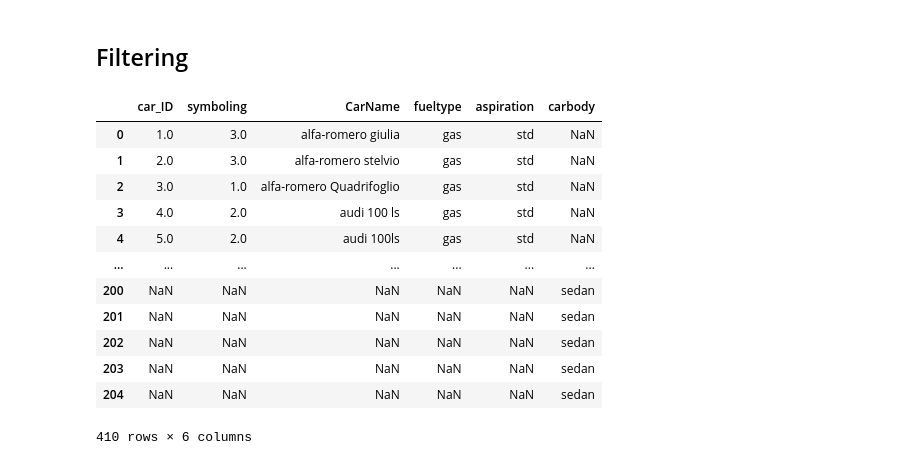
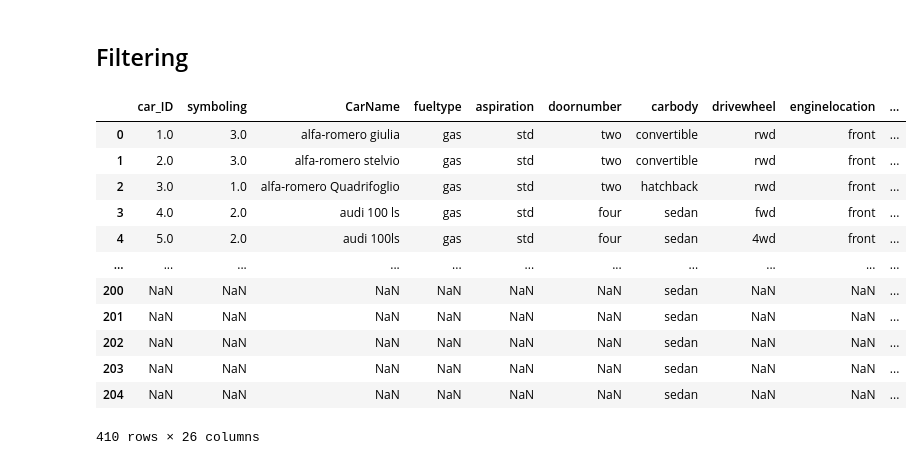
Before and after one commit to MaxVon89/Pandas_BC, a Jupyter notebook: PdT5.ipynb, the cells around one changed output. Drawn from its saved outputs; the diff is of its cells as text; code cells hidden in the pictures.

```diff
--- a/PdT5.ipynb
+++ b/PdT5.ipynb
@@ -3,26 +3,26 @@
 # %%
 import pandas as pd
 
 d8 = pd.read_csv("D:\\Datasets\\multipleLinearRegression\\CarPrice_Assignment.csv")
 
-d8s = d8.iloc[:,:5]
-d8s
+# d8s = d8.iloc[:,:]
+# d8s
 
-# d8s = pd.concat(d8s, d8['carbody'])
-d8s = pd.concat([d8s, d8['carbody']])
-d8s
+# # d8s = pd.concat(d8, d8['carbody'])
+# d8s= pd.concat([d8, d8['carbody']])
+# d8s
 # %% [output]
-|  | car_ID | symboling | CarName | fueltype | aspiration | carbody |
-| 0 | 1.0 | 3.0 | alfa-romero giulia | gas | std | NaN |
-| 1 | 2.0 | 3.0 | alfa-romero stelvio | gas | std | NaN |
-| 2 | 3.0 | 1.0 | alfa-romero Quadrifoglio | gas | std | NaN |
-| 3 | 4.0 | 2.0 | audi 100 ls | gas | std | NaN |
-| 4 | 5.0 | 2.0 | audi 100ls | gas | std | NaN |
-| ... | ... | ... | ... | ... | ... | ... |
-| 200 | NaN | NaN | NaN | NaN | NaN | sedan |
-| 201 | NaN | NaN | NaN | NaN | NaN | sedan |
-| 202 | NaN | NaN | NaN | NaN | NaN | sedan |
-| 203 | NaN | NaN | NaN | NaN | NaN | sedan |
-| 204 | NaN | NaN | NaN | NaN | NaN | sedan |
+|  | car_ID | symboling | CarName | fueltype | aspiration | doornumber | carbody | drivewheel | enginelocation | ... |
+| 0 | 1.0 | 3.0 | alfa-romero giulia | gas | std | two | convertible | rwd | front | ... |
+| 1 | 2.0 | 3.0 | alfa-romero stelvio | gas | std | two | convertible | rwd | front | ... |
+| 2 | 3.0 | 1.0 | alfa-romero Quadrifoglio | gas | std | two | hatchback | rwd | front | ... |
+| 3 | 4.0 | 2.0 | audi 100 ls | gas | std | four | sedan | fwd | front | ... |
+| 4 | 5.0 | 2.0 | audi 100ls | gas | std | four | sedan | 4wd | front | ... |
+| ... | ... | ... | ... | ... | ... | ... | ... | ... | ... | ... |
+| 200 | NaN | NaN | NaN | NaN | NaN | NaN | sedan | NaN | NaN | ... |
+| 201 | NaN | NaN | NaN | NaN | NaN | NaN | sedan | NaN | NaN | ... |
+| 202 | NaN | NaN | NaN | NaN | NaN | NaN | sedan | NaN | NaN | ... |
+| 203 | NaN | NaN | NaN | NaN | NaN | NaN | sedan | NaN | NaN | ... |
+| 204 | NaN | NaN | NaN | NaN | NaN | NaN | sedan | NaN | NaN | ... |
-410 rows × 6 columns
+410 rows × 26 columns
 # %%
```
Also changed, not shown: parts of 2 cells of this notebook, 3 other files.
